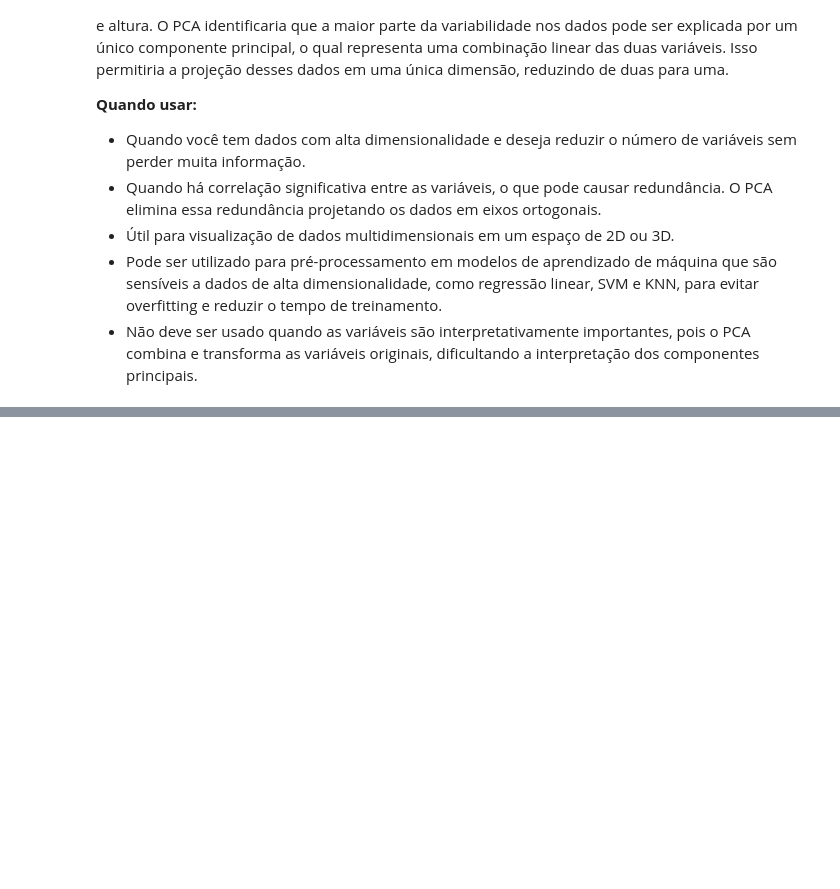
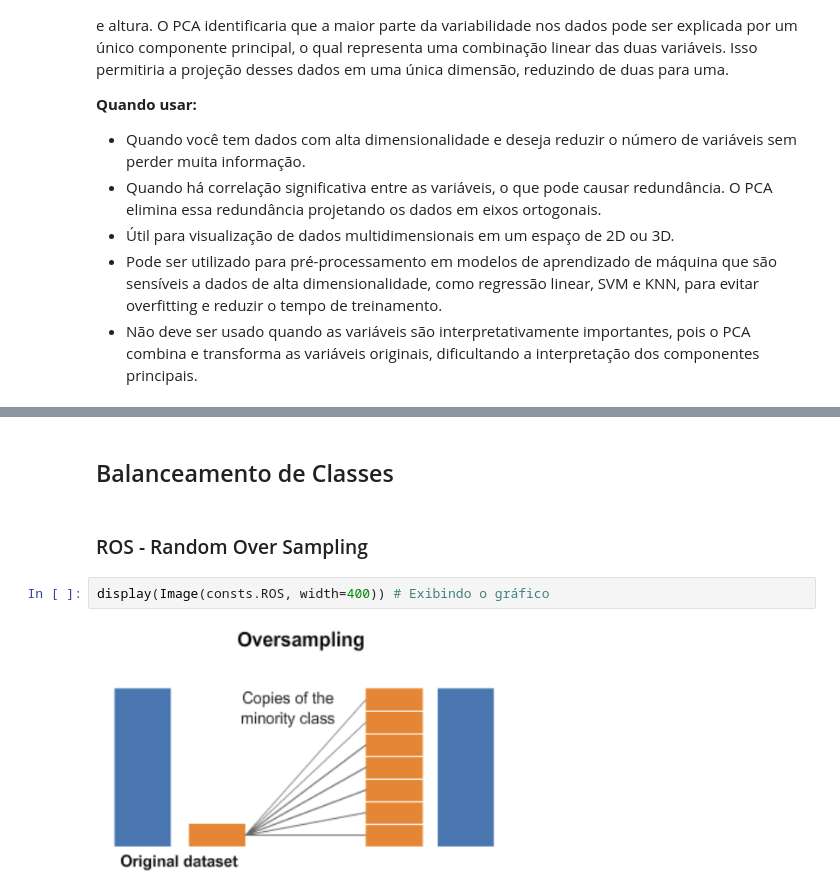
Before and after one commit to matheusresende7/ds_projeto_final_5_modelo_clusterizacao_classificacao_app_delivery, a Jupyter notebook: dictionaries/features_engineering_dictionary.ipynb, the cells around one changed output, grey strips where cells are left out. Cells and saved outputs as stored; diff of their text form; blank space fills up the shorter version.

```diff
--- a/dictionaries/features_engineering_dictionary.ipynb
+++ b/dictionaries/features_engineering_dictionary.ipynb
@@ -131,0 +186,8 @@ Imagine um conjunto de dados com duas variáveis fortemente correlacionadas, com
+# %% [markdown]
+## Balanceamento de Classes
+# %% [markdown]
+### ROS - Random Over Sampling
+# %%
+display(Image(consts.ROS, width=400)) # Exibindo o gráfico
+# %% [output]
+[figure, added]
```
Also changed, not shown: parts of 12 cells of this notebook, 6 other files.
